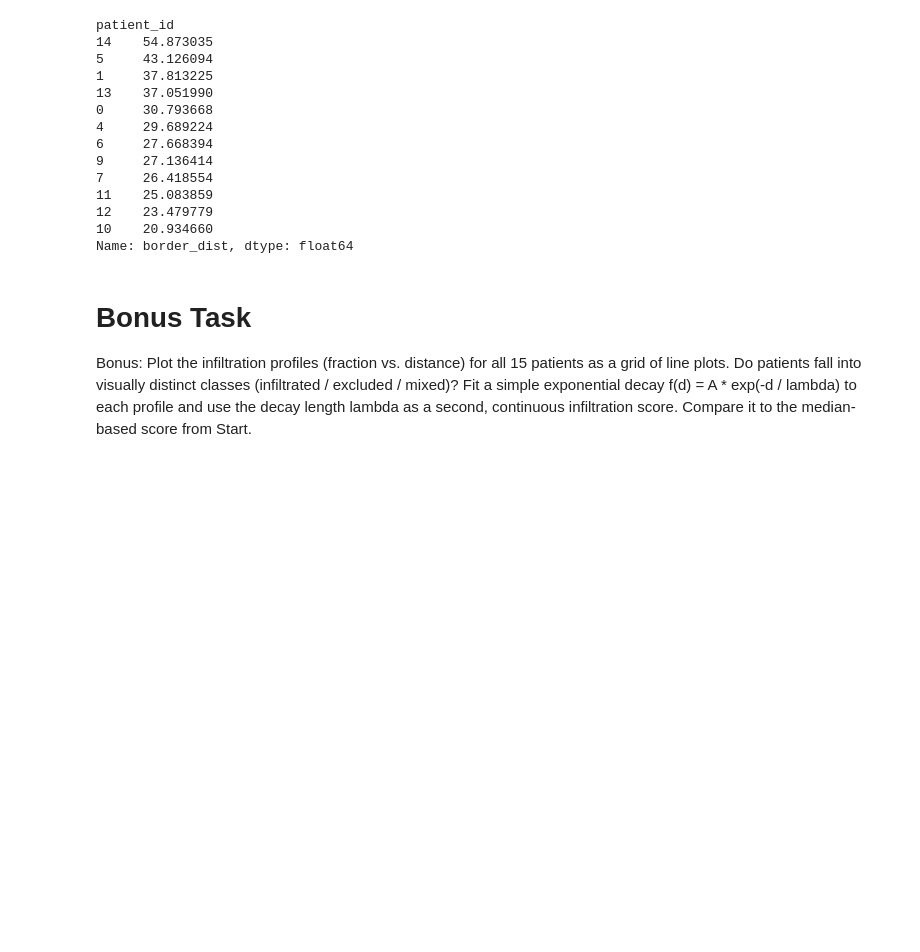
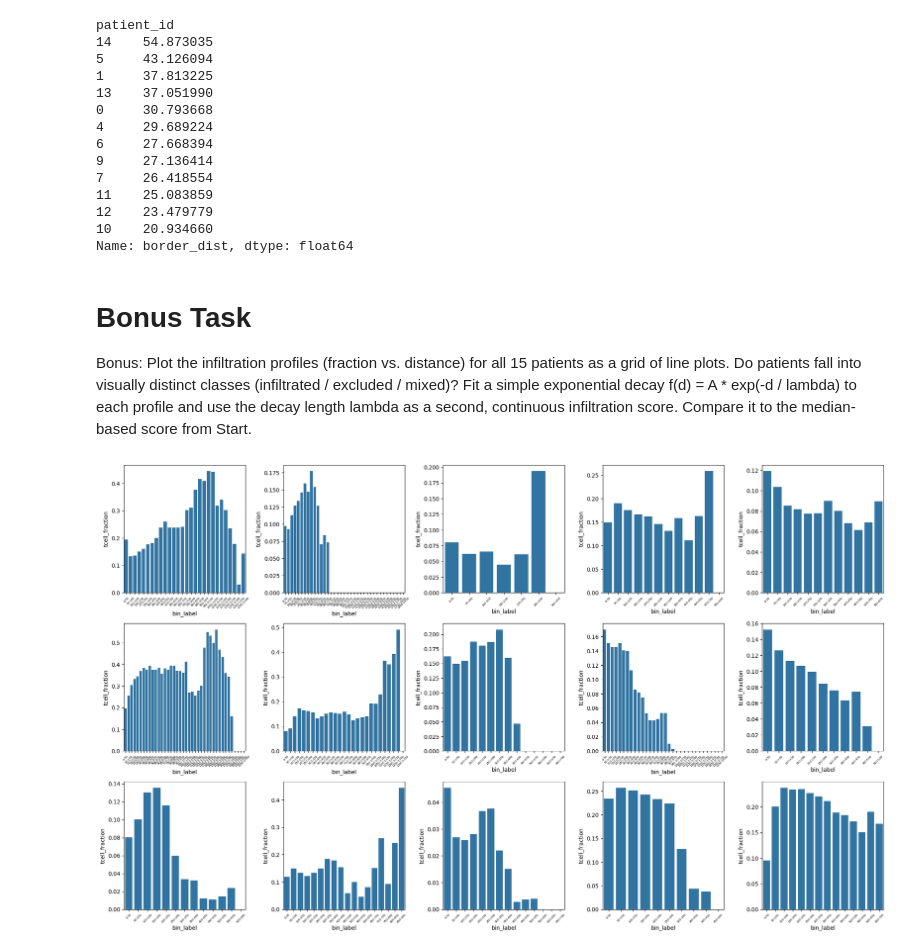
Before and after one commit to Karolcha100/Systems-Biology-Additional-Project, a Jupyter notebook: exercise-D1_one_patient.ipynb, the cells around one changed output. Cells and saved outputs as stored; diff of their text form; code cells hidden in the pictures; blank space fills up the shorter version.

```diff
--- a/exercise-D1_one_patient.ipynb
+++ b/exercise-D1_one_patient.ipynb
@@ -235,0 +240,34 @@ Compare it to the median-based score from Start.
+# %%
+def exp_decay(d, A, lam):
+    return A * np.exp(-d / lam)
+# %%
+fig, axes = plt.subplots(3, 5, figsize=(20, 12))
+
+
+lambdas = {}
+for ax, (patient_id, group) in zip(axes.flatten(), df.groupby('patient_id')):
+
+    group = group.copy()
+
+    bins = np.arange(0, group["border_dist"].max() + 50, 50)
+
+    group['dist_bin'] = pd.cut(group['border_dist'], bins=bins)
+    profile = group.groupby('dist_bin').apply(
+        lambda g: (g['cell.type'] == 'Tcell').mean()
+    )
+    profile_df = profile.reset_index()
+    profile_df.columns = ['dist_bin', 'tcell_fraction']
+    profile_df['bin_mid'] = profile_df['dist_bin'].apply(lambda x: x.mid)
+    profile_df['bin_label'] = profile_df['dist_bin'].apply(lambda x: f"{int(x.left)}-{int(x.right)}")
+
+
+    sns.barplot(data=profile_df, x='bin_label', y='tcell_fraction', ax = ax)
+
+    ax.tick_params(axis='x', labelrotation=45, labelsize=5)
+
+    popt, _ = curve_fit(exp_decay, profile_df['bin_mid'].astype(float), profile_df["tcell_fraction"], p0=[0.5, 100])
+    lambdas[patient_id] = popt[1]  # lam
+
+plt.tight_layout()
+# %% [output]
+[figure, added]
```
Also changed, not shown: parts of 6 cells of this notebook.
